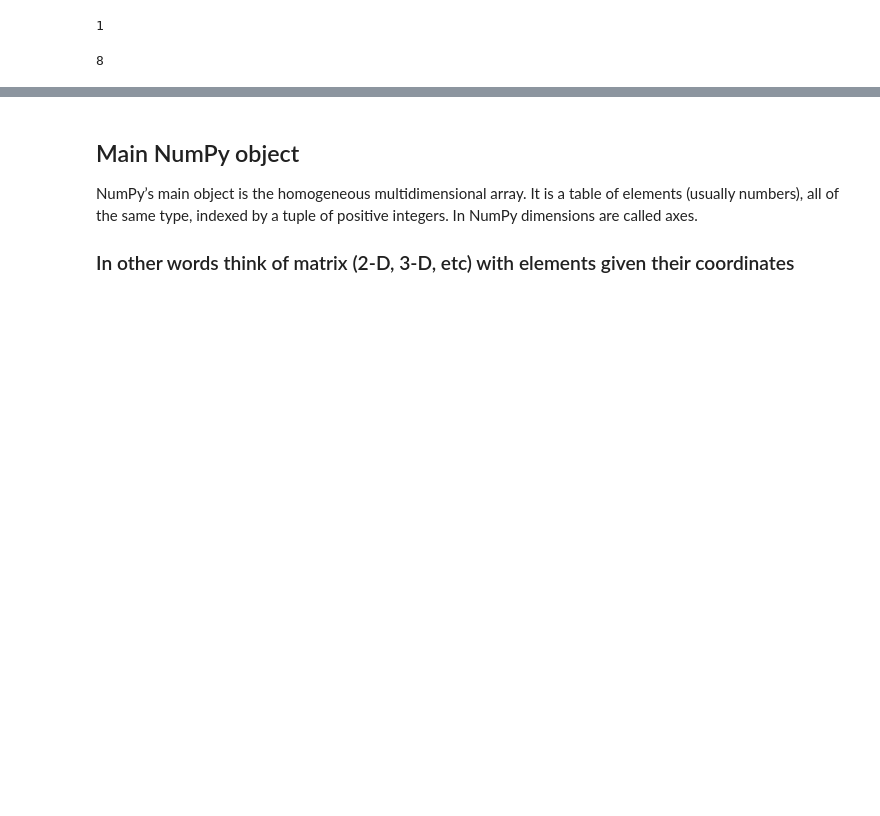
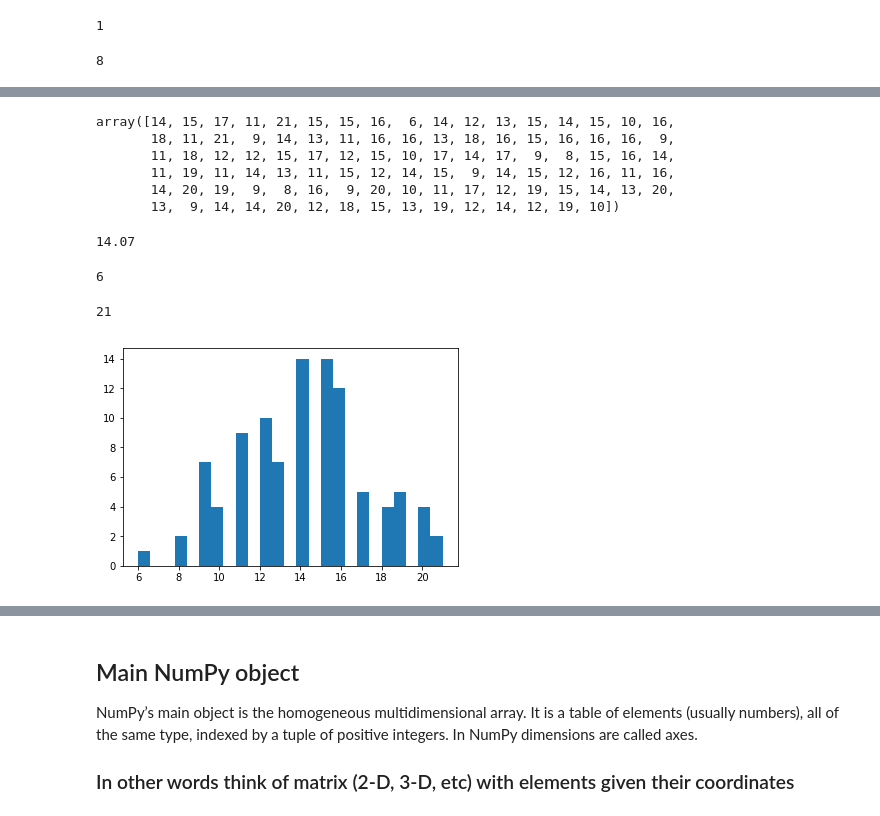
Before and after one commit to ValRCS/RCS_Python_11, a Jupyter notebook: NumPy/Python NumPy_in_class_2019.ipynb, the cells around one changed output, grey strips where cells are left out. Cells and saved outputs as stored; diff of their text form; code cells hidden in the pictures; blank space fills up the shorter version.

```diff
--- a/NumPy/Python NumPy_in_class_2019.ipynb
+++ b/NumPy/Python NumPy_in_class_2019.ipynb
@@ -389,0 +331,22 @@ np.sum(a > 11 )
+# %%
+dice = np.random.randint(1,7,100) + np.random.randint(1,7,100) + np.random.randint(1,7,100) + np.random.randint(1,7,100)
+dice
+# %% [output]
+array([14, 15, 17, 11, 21, 15, 15, 16,  6, 14, 12, 13, 15, 14, 15, 10, 16,
+       18, 11, 21,  9, 14, 13, 11, 16, 16, 13, 18, 16, 15, 16, 16, 16,  9,
+       11, 18, 12, 12, 15, 17, 12, 15, 10, 17, 14, 17,  9,  8, 15, 16, 14,
+       11, 19, 11, 14, 13, 11, 15, 12, 14, 15,  9, 14, 15, 12, 16, 11, 16,
+       14, 20, 19,  9,  8, 16,  9, 20, 10, 11, 17, 12, 19, 15, 14, 13, 20,
+       13,  9, 14, 14, 20, 12, 18, 15, 13, 19, 12, 14, 12, 19, 10])
+# %%
+dice.mean()
+# %% [output]
+14.07
+# %%
+dice.min()
+# %% [output]
+6
+# %%
+dice.max()
+# %% [output]
+21
@@ -389,0 +355,5 @@ np.sum(a > 11 )
+# %%
+plt.hist(dice,bins=25)
+plt.show()
+# %% [output]
+[figure, added]
```
Also changed, not shown: parts of 413 cells of this notebook, 2 other files.
